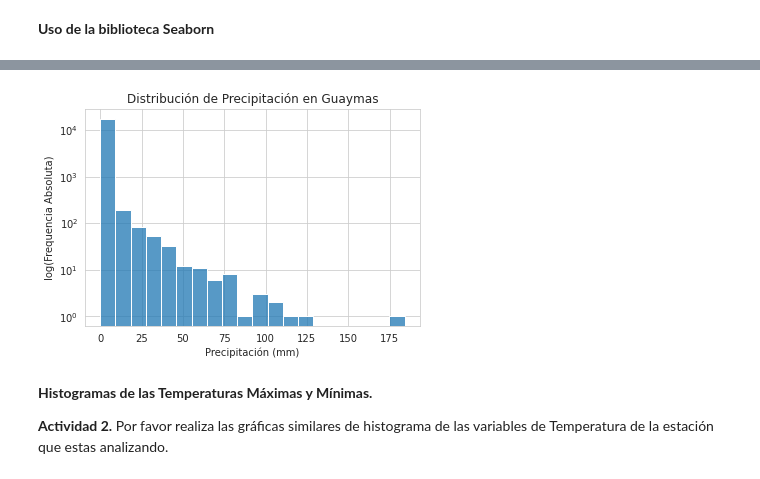
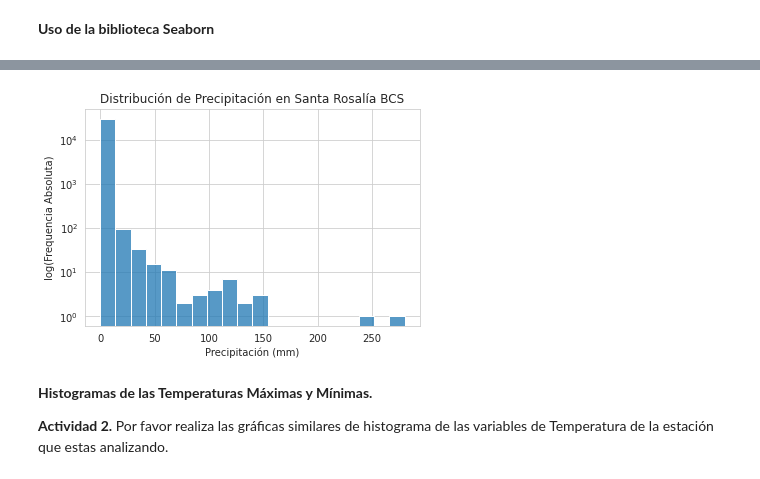
Before and after one commit to carloslizarragac/FisicaComputacional1, a Jupyter notebook: Actividad4.ipynb, the cells around one changed output, grey strips where cells are left out. Saved outputs shown, nothing was run; the diff lists cells and outputs as text; code cells hidden in the pictures.

```diff
--- a/Actividad4.ipynb
+++ b/Actividad4.ipynb
@@ -14,7 +14,7 @@ import seaborn as sns
 # de transformación del dataframe original df_dist
 
 # Tomar la dirección URL del archivo en formato 'raw'
-url = 'https://raw.githubusercontent.com/carloslizarragac/FisicaComputacional1/master/Actividad1/Guaymas26292.txt'
+url = 'https://raw.githubusercontent.com/carloslizarragac/FisicaComputacional1/master/Actividad1/3061.txt'
 
 # Definimos los nombres de las columnas
 # El archivo tiene códigos ASCII extendido (Español), encoding='cp1251' Windows (Europa Occidental)
@@ -54,5 +54,6 @@ df_work2['Mes'] = df_work2['Fecha'].dt.month
 df_meteo = df_work2.copy()
 df_meteo.info()
 print(df_meteo.head())
+print(df_meteo.tail())
 # %% [output]
 <class 'pandas.core.frame.DataFrame'>
@@ -158,12 +156,12 @@ sns.histplot(data=df_meteo, x='Precip', bins=20);
 # %%
 # Repetimos la gráfica utilizando escala logarítmica sólo en el eje y
 sns.set_style("whitegrid")
 plt.xlabel('Precipitación (mm)')
 plt.ylabel('log(Frequencia Absoluta)')
-plt.title('Distribución de Precipitación en Guaymas')
+plt.title('Distribución de Precipitación en Santa Rosalía BCS')
 sns.histplot(data=df_meteo, x='Precip', bins=20, log_scale=(False,True));
 # %% [output]
-[figure, old version]
+[figure, new version]
 # %% [markdown]
 **Histogramas de las Temperaturas Máximas y Mínimas.**
 
```
Also changed, not shown: parts of 18 cells of this notebook.
